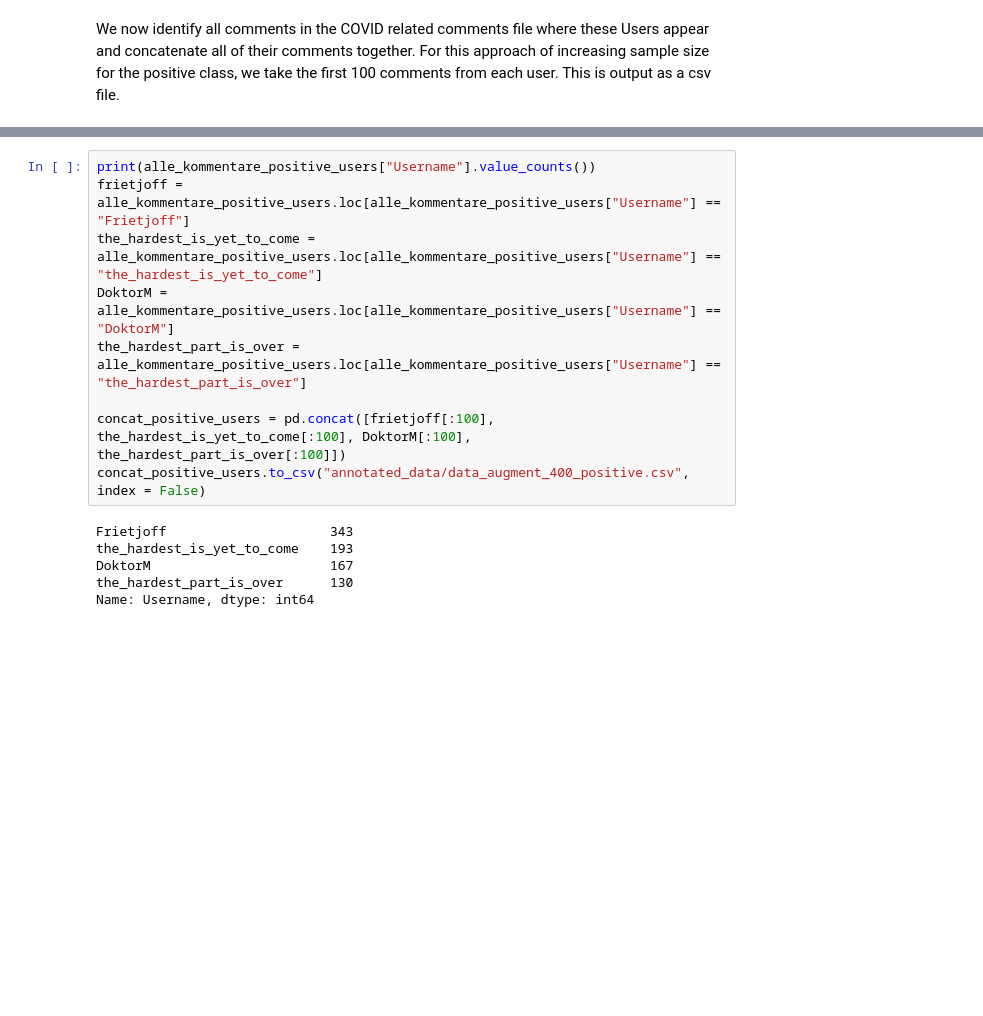
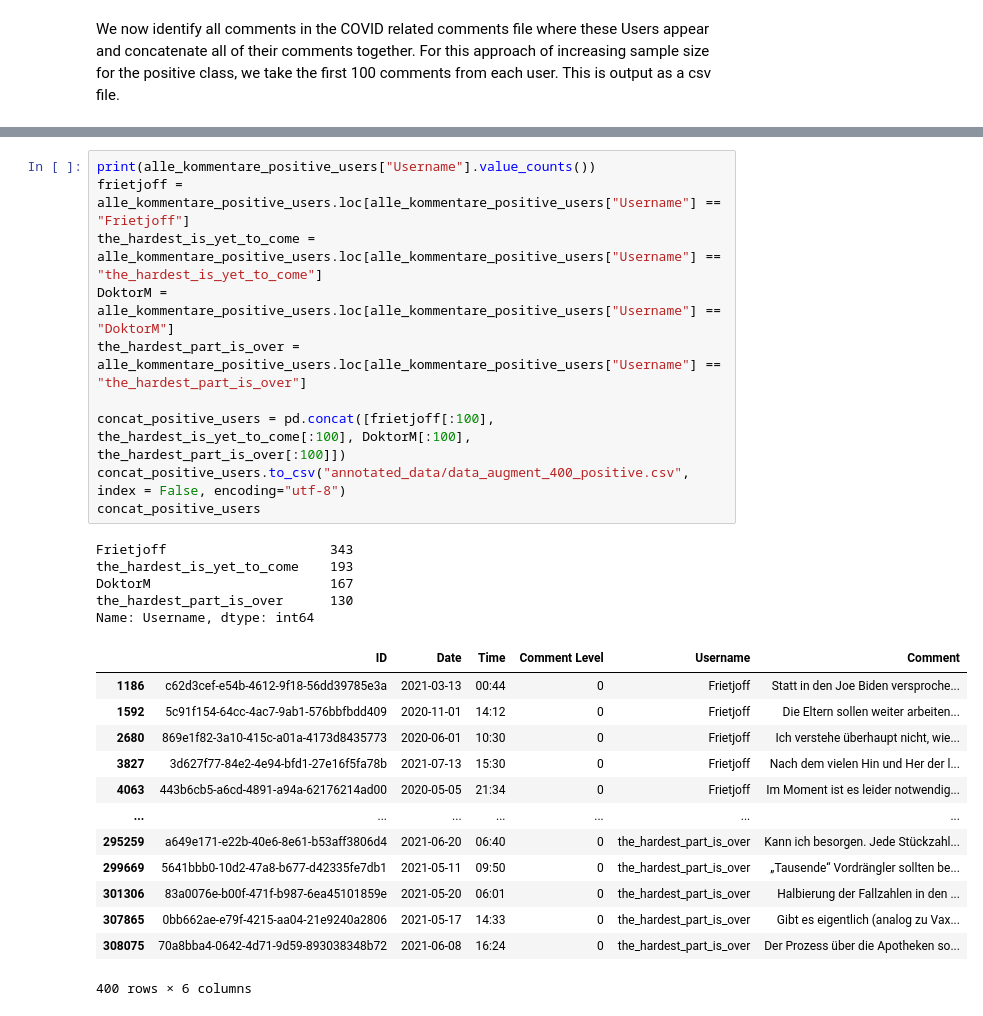
Before and after one commit to KirchnerS/Masterarbeit, a Jupyter notebook: graphs.ipynb, the cells around one changed output, grey strips where cells are left out. Saved outputs shown, nothing was run; the diff lists cells and outputs as text; blank space fills up the shorter version.

```diff
--- a/graphs.ipynb
+++ b/graphs.ipynb
@@ -910,15 +911,29 @@ alle_kommentare_positive_users
 # %%
 print(alle_kommentare_positive_users["Username"].value_counts())
 frietjoff = alle_kommentare_positive_users.loc[alle_kommentare_positive_users["Username"] == "Frietjoff"]
 the_hardest_is_yet_to_come =  alle_kommentare_positive_users.loc[alle_kommentare_positive_users["Username"] == "the_hardest_is_yet_to_come"]
 DoktorM = alle_kommentare_positive_users.loc[alle_kommentare_positive_users["Username"] == "DoktorM"]
 the_hardest_part_is_over = alle_kommentare_positive_users.loc[alle_kommentare_positive_users["Username"] == "the_hardest_part_is_over"]
 
 concat_positive_users = pd.concat([frietjoff[:100], the_hardest_is_yet_to_come[:100], DoktorM[:100], the_hardest_part_is_over[:100]])
-concat_positive_users.to_csv("annotated_data/data_augment_400_positive.csv", index = False)
+concat_positive_users.to_csv("annotated_data/data_augment_400_positive.csv", index = False, encoding="utf-8")
+concat_positive_users
 # %% [output]
 Frietjoff                     343
 the_hardest_is_yet_to_come    193
 DoktorM                       167
 the_hardest_part_is_over      130
 Name: Username, dtype: int64
+|  | ID | Date | Time | Comment Level | Username | Comment |
+| 1186 | c62d3cef-e54b-4612-9f18-56dd39785e3a | 2021-03-13 | 00:44 | 0 | Frietjoff | Statt in den Joe Biden versproche... |
+| 1592 | 5c91f154-64cc-4ac7-9ab1-576bbfbdd409 | 2020-11-01 | 14:12 | 0 | Frietjoff | Die Eltern sollen weiter arbeiten... |
+| 2680 | 869e1f82-3a10-415c-a01a-4173d8435773 | 2020-06-01 | 10:30 | 0 | Frietjoff | Ich verstehe überhaupt nicht, wie... |
+| 3827 | 3d627f77-84e2-4e94-bfd1-27e16f5fa78b | 2021-07-13 | 15:30 | 0 | Frietjoff | Nach dem vielen Hin und Her der l... |
+| 4063 | 443b6cb5-a6cd-4891-a94a-62176214ad00 | 2020-05-05 | 21:34 | 0 | Frietjoff | Im Moment ist es leider notwendig... |
+| ... | ... | ... | ... | ... | ... | ... |
+| 295259 | a649e171-e22b-40e6-8e61-b53aff3806d4 | 2021-06-20 | 06:40 | 0 | the_hardest_part_is_over | Kann ich besorgen. Jede Stückzahl... |
+| 299669 | 5641bbb0-10d2-47a8-b677-d42335fe7db1 | 2021-05-11 | 09:50 | 0 | the_hardest_part_is_over | „Tausende“ Vordrängler sollten be... |
+| 301306 | 83a0076e-b00f-471f-b987-6ea45101859e | 2021-05-20 | 06:01 | 0 | the_hardest_part_is_over | Halbierung der Fallzahlen in den ... |
+| 307865 | 0bb662ae-e79f-4215-aa04-21e9240a2806 | 2021-05-17 | 14:33 | 0 | the_hardest_part_is_over | Gibt es eigentlich (analog zu Vax... |
+| 308075 | 70a8bba4-0642-4d71-9d59-893038348b72 | 2021-06-08 | 16:24 | 0 | the_hardest_part_is_over | Der Prozess über die Apotheken so... |
+400 rows × 6 columns
```
Also changed, not shown: parts of 3 cells of this notebook, 1 other file.
